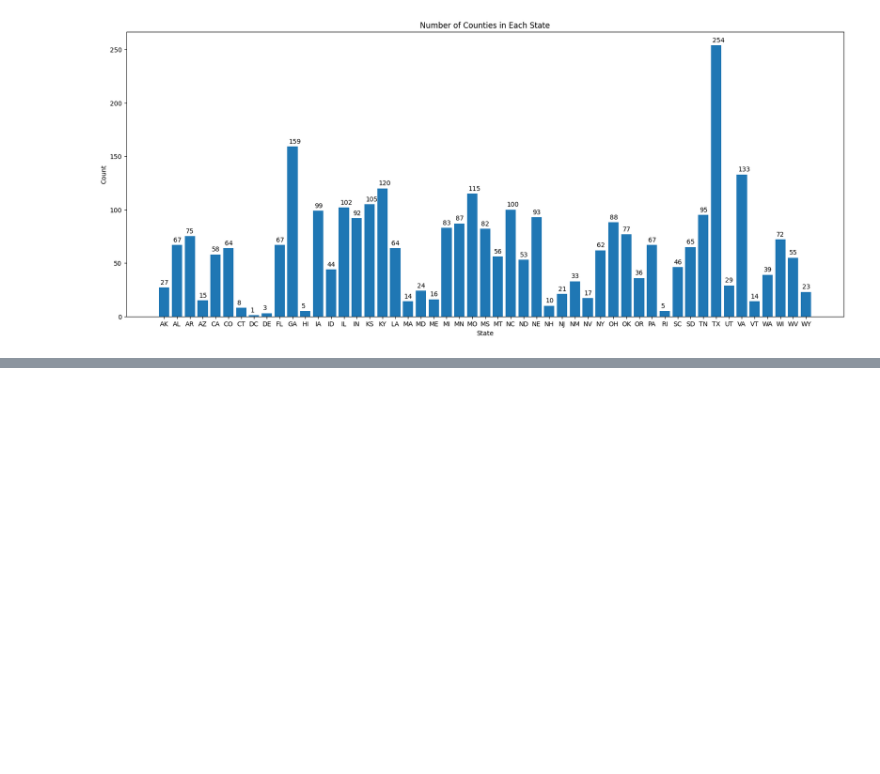
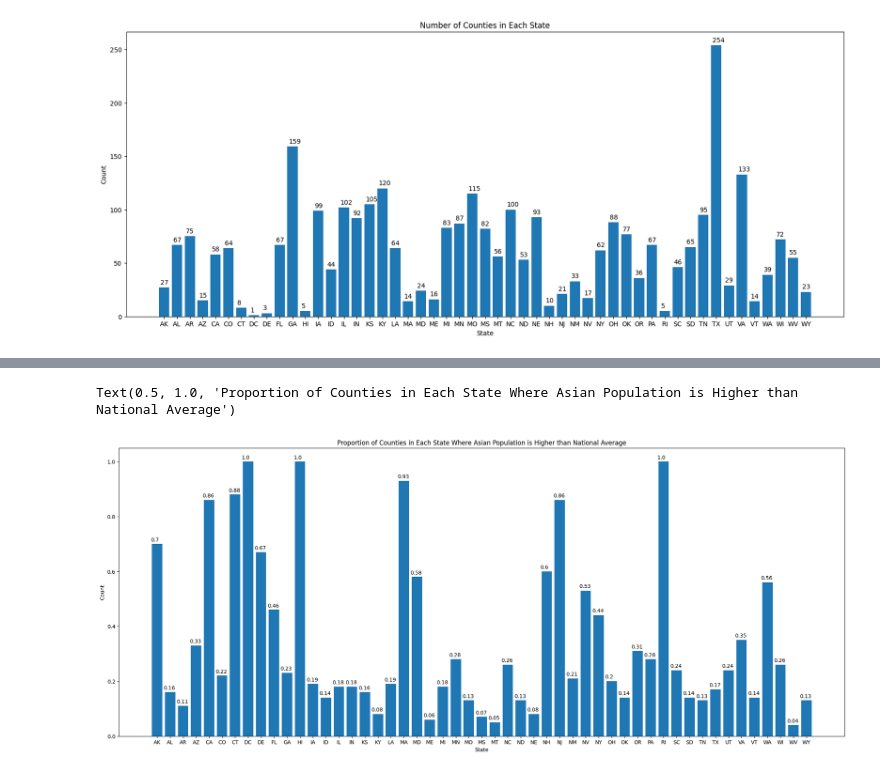
Before and after one commit to wesleyynguyenn/data-science-portfolio, a Jupyter notebook: county-demographics.ipynb, the cells around one changed output, grey strips where cells are left out. Cells and saved outputs as stored; diff of their text form; code cells hidden in the pictures; blank space fills up the shorter version.

```diff
--- a/county-demographics.ipynb
+++ b/county-demographics.ipynb
@@ -207,0 +274,4 @@ Text(0.5, 1.0, 'Number of Counties in Each State')
+# %%
+query1 = '''SELECT "State", count(*) as Count from county_demo_df where "Asian" > (SELECT AVG("Asian") from county_demo_df) group by "State"'''
+result1 = sqldf(query1, env = None)
+print(result1)
@@ -207,0 +296,4 @@ Text(0.5, 1.0, 'Number of Counties in Each State')
+# %%
+query2 = '''SELECT "State", count(*) as Count from county_demo_df group by "State"'''
+result2 = sqldf(query2, env = None)
+print(result2)
@@ -207,0 +318,14 @@ Text(0.5, 1.0, 'Number of Counties in Each State')
+# %%
+fig = plt.figure(figsize = (25, 10))
+diff = (result1["Count"] / result2["Count"]).round(2)
+plt.bar(result1["State"], diff)
+
+for index, value in enumerate(diff):
+    plt.text(index-0.5, value + 0.01, str(value))
+
+plt.xlabel("State")
+plt.ylabel("Count")
+plt.title("Proportion of Counties in Each State Where Asian Population is Higher than National Average")
+# %% [output]
+Text(0.5, 1.0, 'Proportion of Counties in Each State Where Asian Population is Higher than National Average')
+[figure, added]
```
Also changed, not shown: parts of 9 cells of this notebook.
